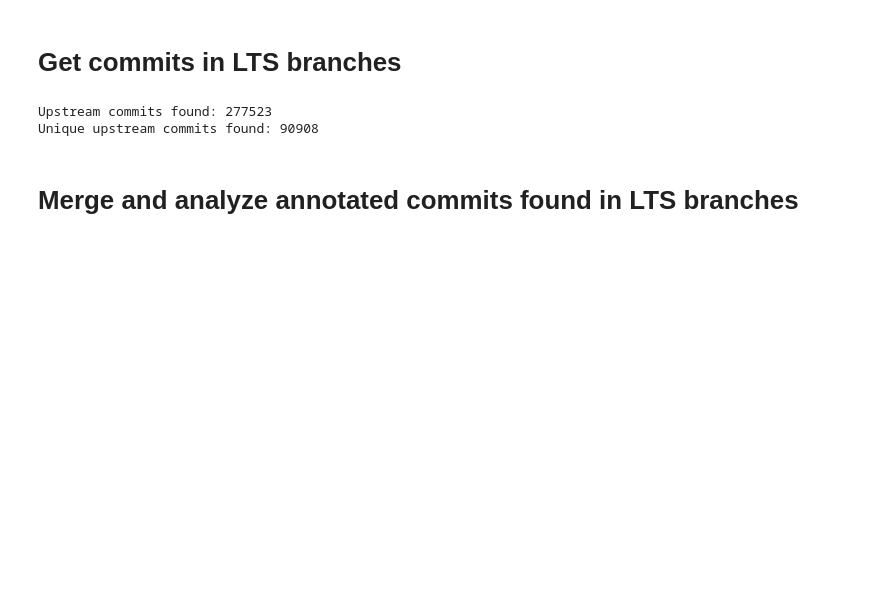
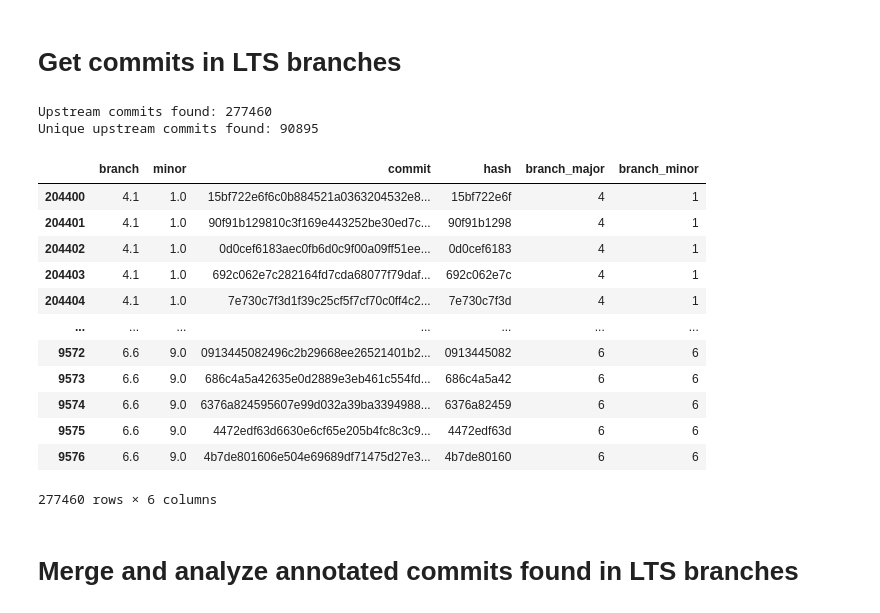
Before and after one commit to codeurjc/linux-bugs, a Jupyter notebook: lts-finder/Analysis.ipynb, the cells around one changed output. Cells and saved outputs as stored; diff of their text form; code cells hidden in the pictures; blank space fills up the shorter version.

```diff
--- a/lts-finder/Analysis.ipynb
+++ b/lts-finder/Analysis.ipynb
@@ -59,11 +59,27 @@ Name: count, dtype: int64
 # %%
 LTS_commits = pd.read_csv('upstream_commits.csv', converters={'branch': str})
 LTS_commits['hash'] = LTS_commits['commit'].str[:10]
+LTS_commits[['branch_major', 'branch_minor']] = LTS_commits['branch'].str.split('.', expand=True)
+LTS_commits.sort_values(['branch_major','branch_minor'], inplace=True)
 print(f"Upstream commits found: {len(LTS_commits)}")
 print(f"Unique upstream commits found: {len(LTS_commits['hash'].unique())}")
+LTS_commits
 # %% [output]
-Upstream commits found: 277523
-Unique upstream commits found: 90908
+Upstream commits found: 277460
+Unique upstream commits found: 90895
+|  | branch | minor | commit | hash | branch_major | branch_minor |
+| 204400 | 4.1 | 1.0 | 15bf722e6f6c0b884521a0363204532e8... | 15bf722e6f | 4 | 1 |
+| 204401 | 4.1 | 1.0 | 90f91b129810c3f169e443252be30ed7c... | 90f91b1298 | 4 | 1 |
+| 204402 | 4.1 | 1.0 | 0d0cef6183aec0fb6d0c9f00a09ff51ee... | 0d0cef6183 | 4 | 1 |
+| 204403 | 4.1 | 1.0 | 692c062e7c282164fd7cda68077f79daf... | 692c062e7c | 4 | 1 |
+| 204404 | 4.1 | 1.0 | 7e730c7f3d1f39c25cf5f7cf70c0ff4c2... | 7e730c7f3d | 4 | 1 |
+| ... | ... | ... | ... | ... | ... | ... |
+| 9572 | 6.6 | 9.0 | 0913445082496c2b29668ee26521401b2... | 0913445082 | 6 | 6 |
+| 9573 | 6.6 | 9.0 | 686c4a5a42635e0d2889e3eb461c554fd... | 686c4a5a42 | 6 | 6 |
+| 9574 | 6.6 | 9.0 | 6376a824595607e99d032a39ba3394988... | 6376a82459 | 6 | 6 |
+| 9575 | 6.6 | 9.0 | 4472edf63d6630e6cf65e205b4fc8c3c9... | 4472edf63d | 6 | 6 |
+| 9576 | 6.6 | 9.0 | 4b7de801606e504e69689df71475d27e3... | 4b7de80160 | 6 | 6 |
+277460 rows × 6 columns
 # %% [markdown]
 # Merge and analyze annotated commits found in LTS branches
 # %%
```
Also changed, not shown: parts of 3 cells of this notebook.
